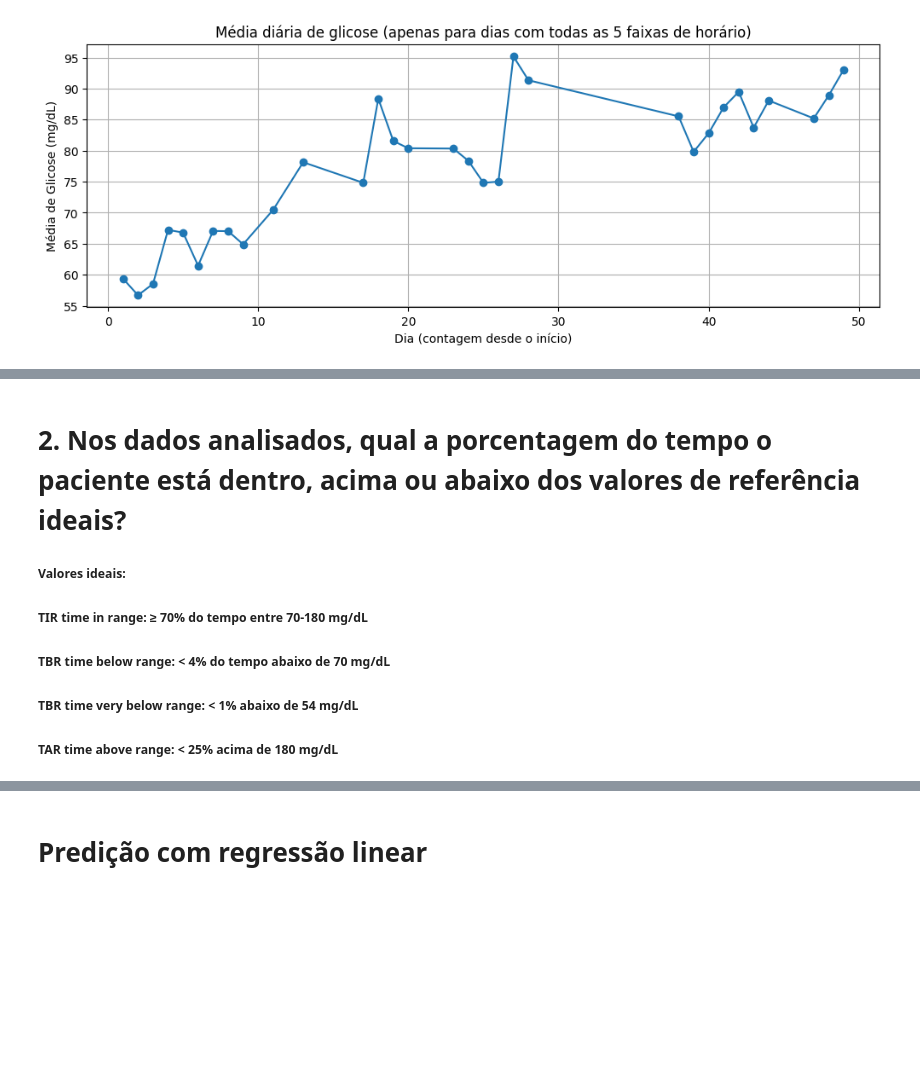
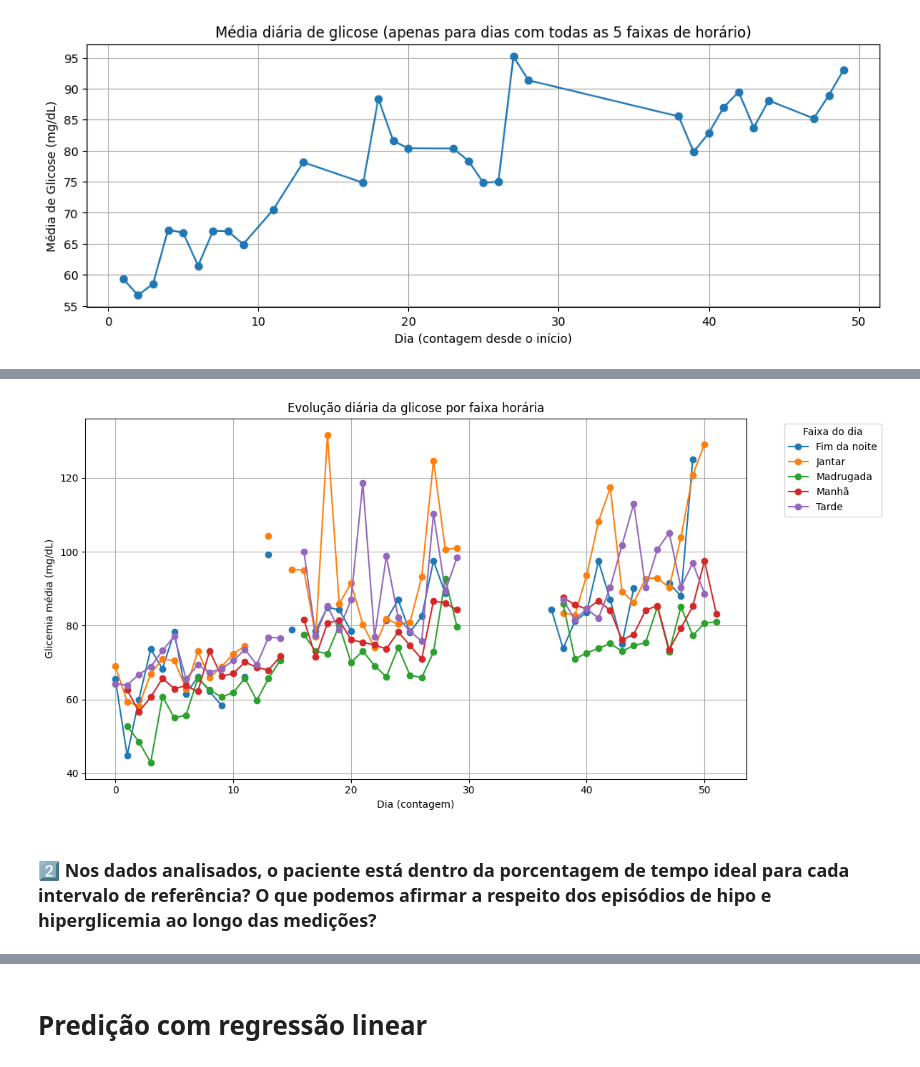
Before and after one commit to teco-insights/continuous-glucose-monitoring, a Jupyter notebook: continuous_glucose_monitoring.ipynb, the cells around one changed output, grey strips where cells are left out. Cells and saved outputs as stored; diff of their text form; code cells hidden in the pictures; blank space fills up the shorter version.

```diff
--- a/continuous_glucose_monitoring.ipynb
+++ b/continuous_glucose_monitoring.ipynb
@@ -457,20 +496,16 @@ plt.show()
 # %%
 media_por_faixa = df_raw.groupby(['date_cont', 'faixa'])['value'].mean().unstack()
 
 media_por_faixa.plot(figsize=(12, 6), marker='o')
 
 plt.xlabel('Dia (contagem)')
-plt.ylabel('Glicose média (mg/dL)')
+plt.ylabel('Glicemia média (mg/dL)')
 plt.title('Evolução diária da glicose por faixa horária')
 plt.grid(True)
 plt.legend(title='Faixa do dia', bbox_to_anchor=(1.05, 1), loc='upper left')
 plt.tight_layout()
 plt.show()
+# %% [output]
+[figure, added]
 # %% [markdown]
-# 2. Nos dados analisados, qual a porcentagem do tempo o paciente está dentro, acima ou abaixo dos valores de referência ideais?
-
-##### Valores ideais:
-##### TIR time in range: ≥ 70% do tempo entre 70-180 mg/dL
-##### TBR time below range: < 4% do tempo abaixo de 70 mg/dL
-##### TBR time very below range: < 1% abaixo de 54 mg/dL
-##### TAR time above range: < 25% acima de 180 mg/dL
+### 2️⃣ Nos dados analisados, o paciente está dentro da porcentagem de tempo ideal para cada intervalo de referência? O que podemos afirmar a respeito dos episódios de hipo e hiperglicemia ao longo das medições?
```
Also changed, not shown: parts of 28 cells of this notebook.
